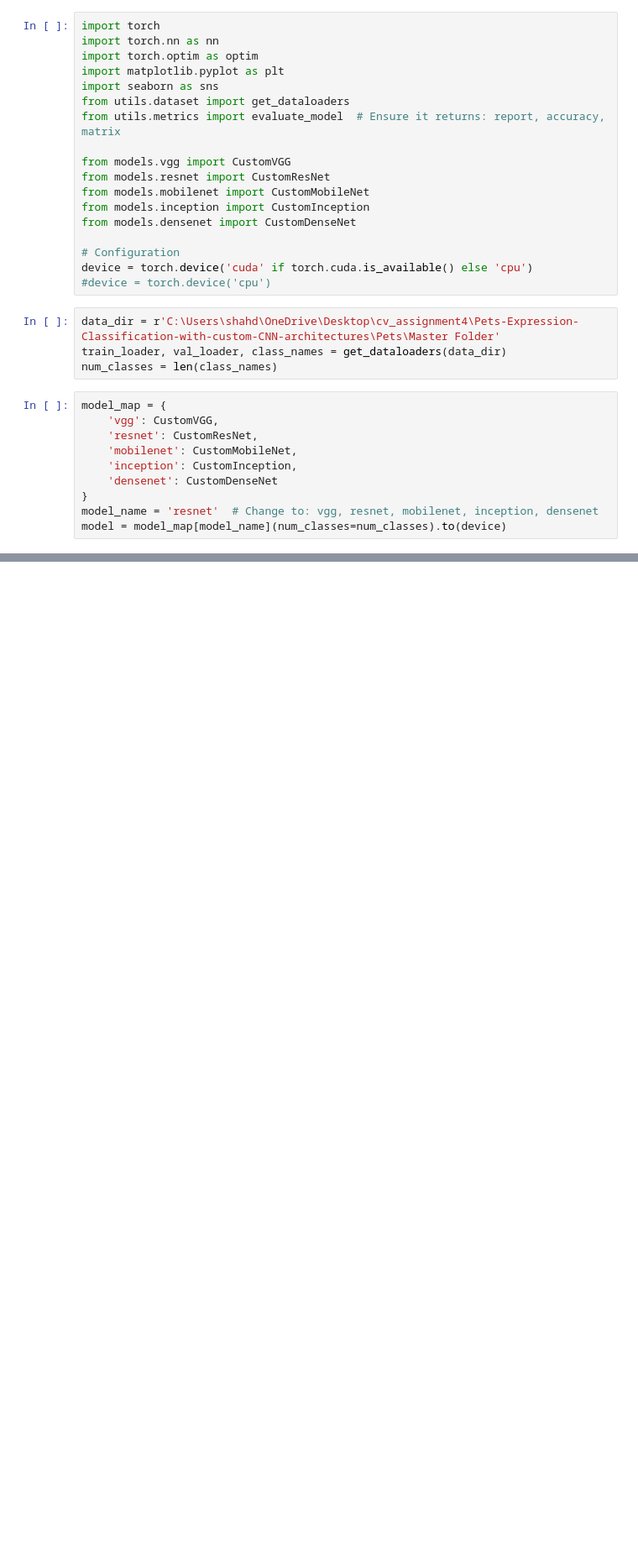
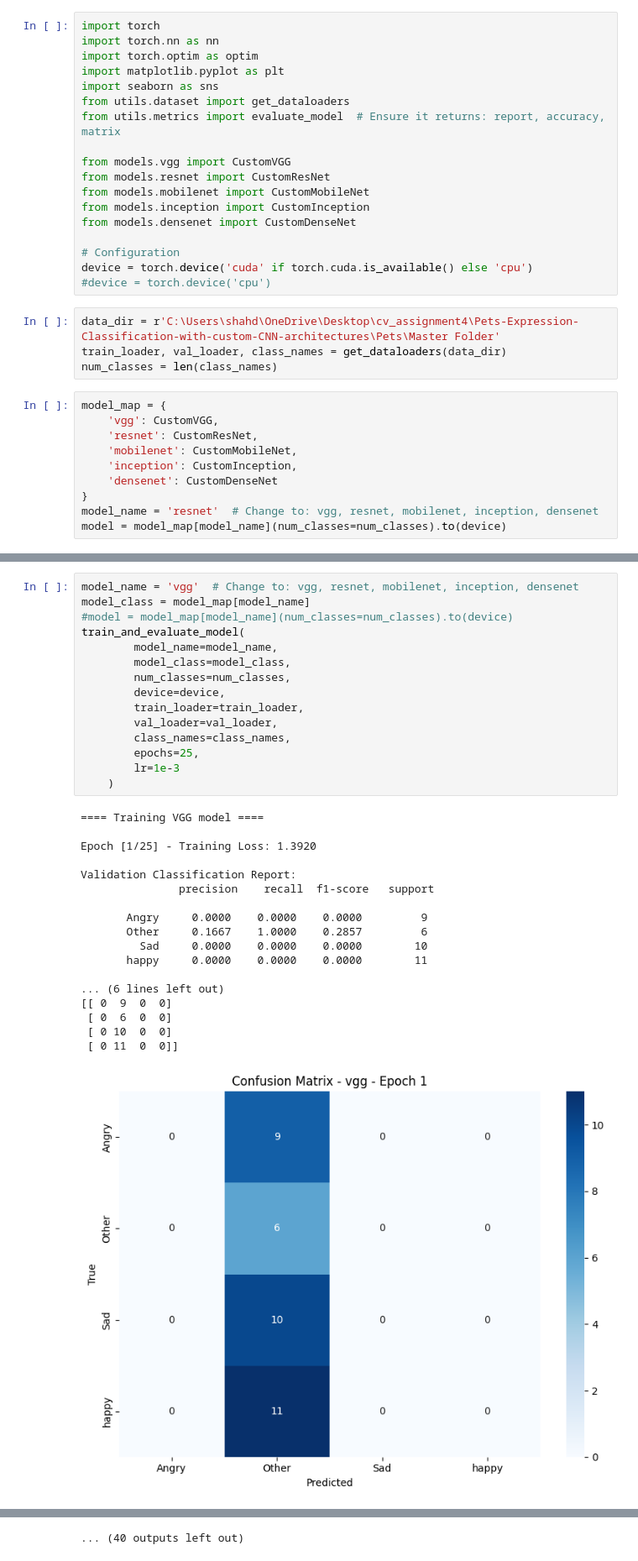
Before and after one commit to JanaAdel1010/Pets-Expression-Classification-with-custom-CNN-architectures, a Jupyter notebook: train.ipynb, the cells around one changed output, grey strips where cells are left out. Shown at 84% size. Saved outputs shown, nothing was run; the diff lists cells and outputs as text; blank space fills up the shorter version.

```diff
--- a/train.ipynb
+++ b/train.ipynb
@@ -638,0 +679,34 @@ OutOfMemoryError: CUDA out of memory. Tried to allocate 50.00 MiB. GPU 0 has a t
+# %%
+model_name = 'vgg'  # Change to: vgg, resnet, mobilenet, inception, densenet
+model_class = model_map[model_name]
+#model = model_map[model_name](num_classes=num_classes).to(device)
+train_and_evaluate_model(
+        model_name=model_name,
+        model_class=model_class,
+        num_classes=num_classes,
+        device=device,
+        train_loader=train_loader,
+        val_loader=val_loader,
+        class_names=class_names,
+        epochs=25,
+        lr=1e-3
+    )
+# %% [output]
+==== Training VGG model ====
+
+Epoch [1/25] - Training Loss: 1.3920
+
+Validation Classification Report:
+               precision    recall  f1-score   support
+
+       Angry     0.0000    0.0000    0.0000         9
+       Other     0.1667    1.0000    0.2857         6
+         Sad     0.0000    0.0000    0.0000        10
+       happy     0.0000    0.0000    0.0000        11
+
+... (6 lines left out)
+[[ 0  9  0  0]
+ [ 0  6  0  0]
+ [ 0 10  0  0]
+ [ 0 11  0  0]]
+[figure, added]
@@ -638,0 +809 @@ OutOfMemoryError: CUDA out of memory. Tried to allocate 50.00 MiB. GPU 0 has a t
+... (40 outputs left out)
```
Also changed, not shown: parts of 10 cells of this notebook, 2 other files.
